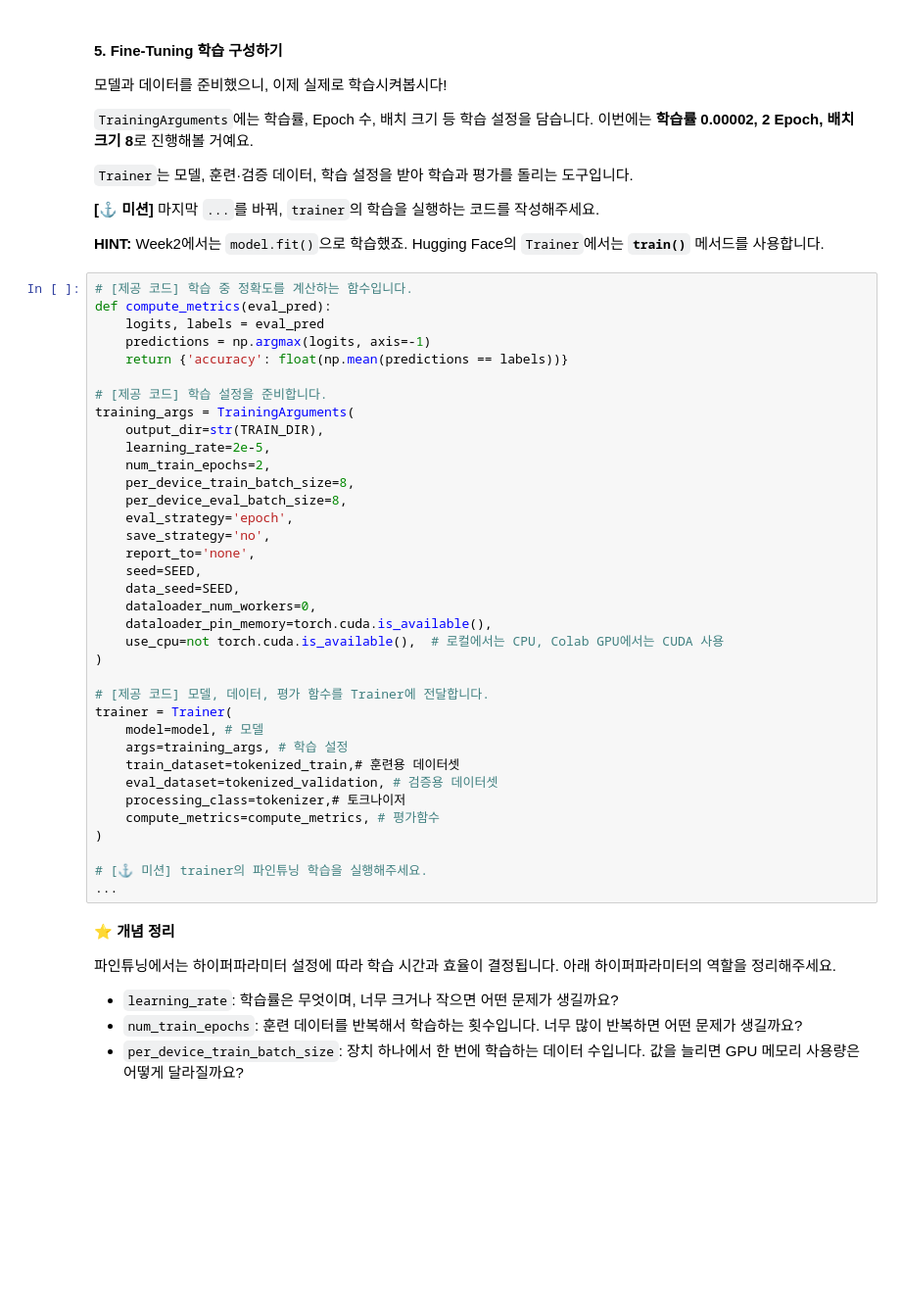
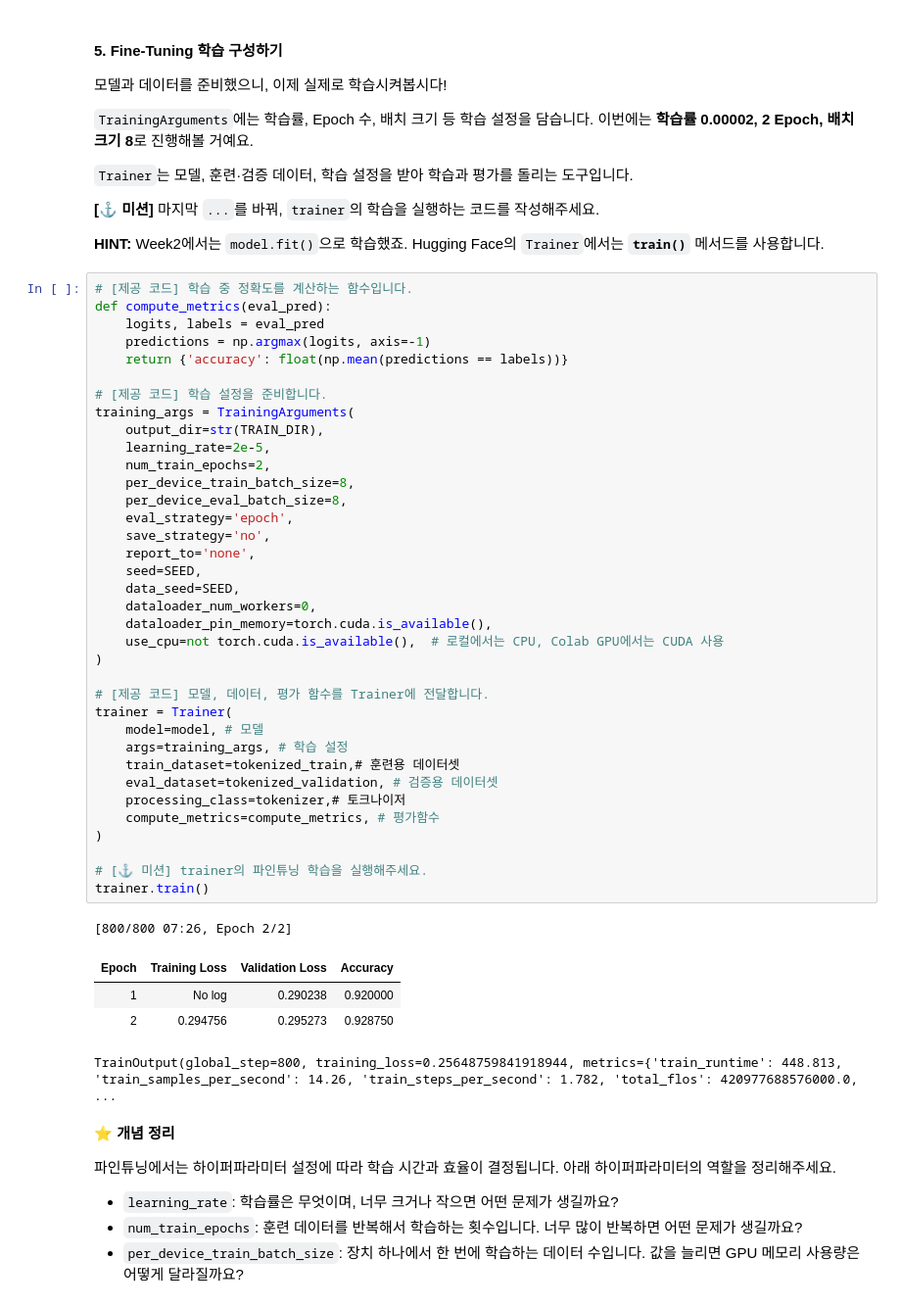
Before and after one commit to gdg-hongik-univ-program/gdg-7th-ai-mission, a Jupyter notebook: week4/week4_mission.ipynb, the cells around one changed output. Shown at 98% size. Drawn from its saved outputs; the diff is of its cells as text; blank space fills up the shorter version.

```diff
--- a/week4/week4_mission.ipynb
+++ b/week4/week4_mission.ipynb
@@ -285,34 +327,40 @@ def compute_metrics(eval_pred):
     return {'accuracy': float(np.mean(predictions == labels))}
 
 # [제공 코드] 학습 설정을 준비합니다.
 training_args = TrainingArguments(
     output_dir=str(TRAIN_DIR),
     learning_rate=2e-5,
     num_train_epochs=2,
     per_device_train_batch_size=8,
     per_device_eval_batch_size=8,
     eval_strategy='epoch',
     save_strategy='no',
     report_to='none',
     seed=SEED,
     data_seed=SEED,
     dataloader_num_workers=0,
     dataloader_pin_memory=torch.cuda.is_available(),
     use_cpu=not torch.cuda.is_available(),  # 로컬에서는 CPU, Colab GPU에서는 CUDA 사용
 )
 
 # [제공 코드] 모델, 데이터, 평가 함수를 Trainer에 전달합니다.
 trainer = Trainer(
     model=model, # 모델
     args=training_args, # 학습 설정
     train_dataset=tokenized_train,# 훈련용 데이터셋
     eval_dataset=tokenized_validation, # 검증용 데이터셋
     processing_class=tokenizer,# 토크나이저
     compute_metrics=compute_metrics, # 평가함수
 )
 
 # [⚓️ 미션] trainer의 파인튜닝 학습을 실행해주세요.
-...
+trainer.train()
+# %% [output]
+[800/800 07:26, Epoch 2/2]
+| Epoch | Training Loss | Validation Loss | Accuracy |
+| 1 | No log | 0.290238 | 0.920000 |
+| 2 | 0.294756 | 0.295273 | 0.928750 |
+TrainOutput(global_step=800, training_loss=0.25648759841918944, metrics={'train_runtime': 448.813, 'train_samples_per_second': 14.26, 'train_steps_per_second': 1.782, 'total_flos': 420977688576000.0,  ...
 # %% [markdown]
 **⭐️ 개념 정리**
 
```
Also changed, not shown: parts of 23 cells of this notebook.
